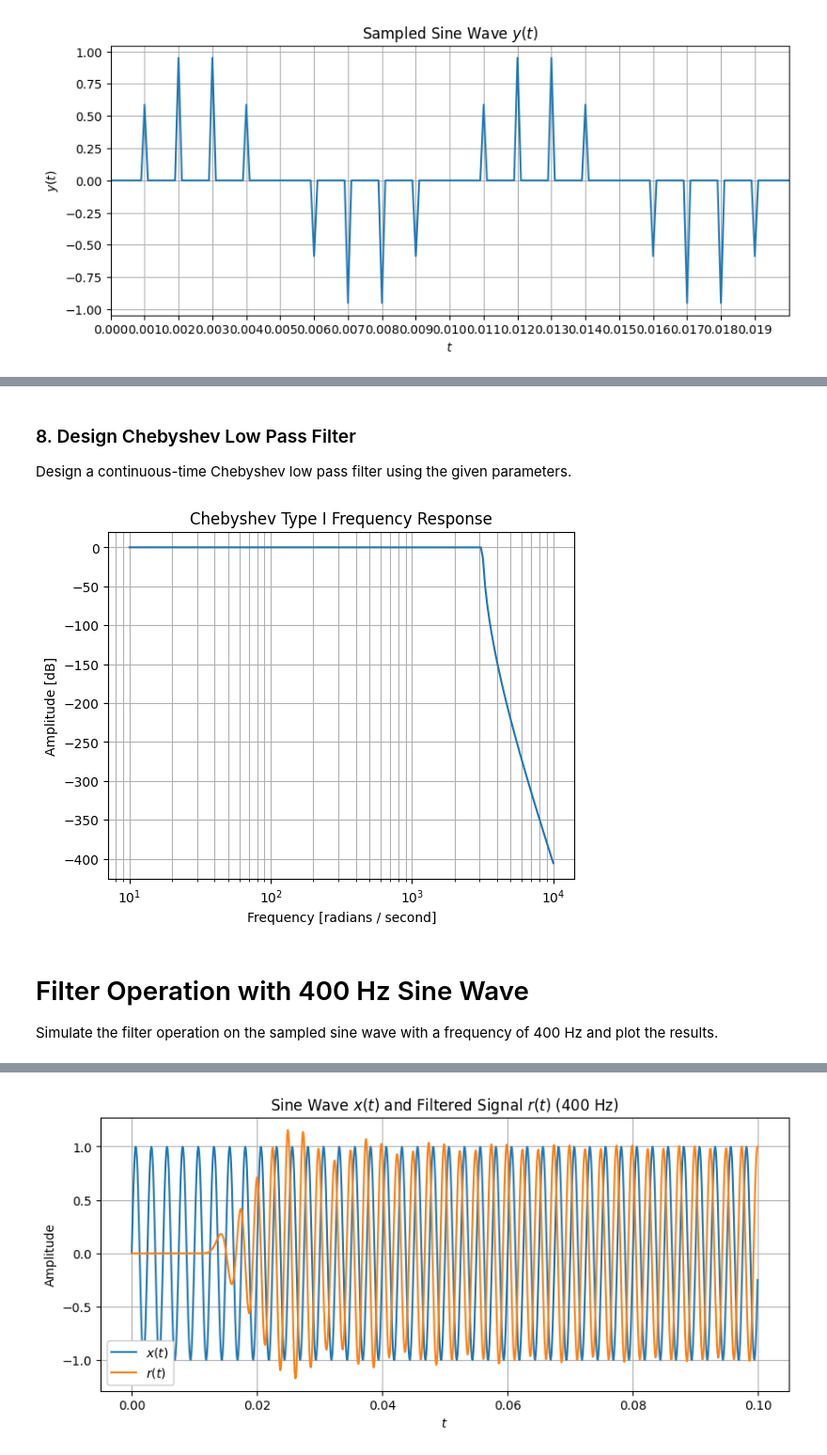
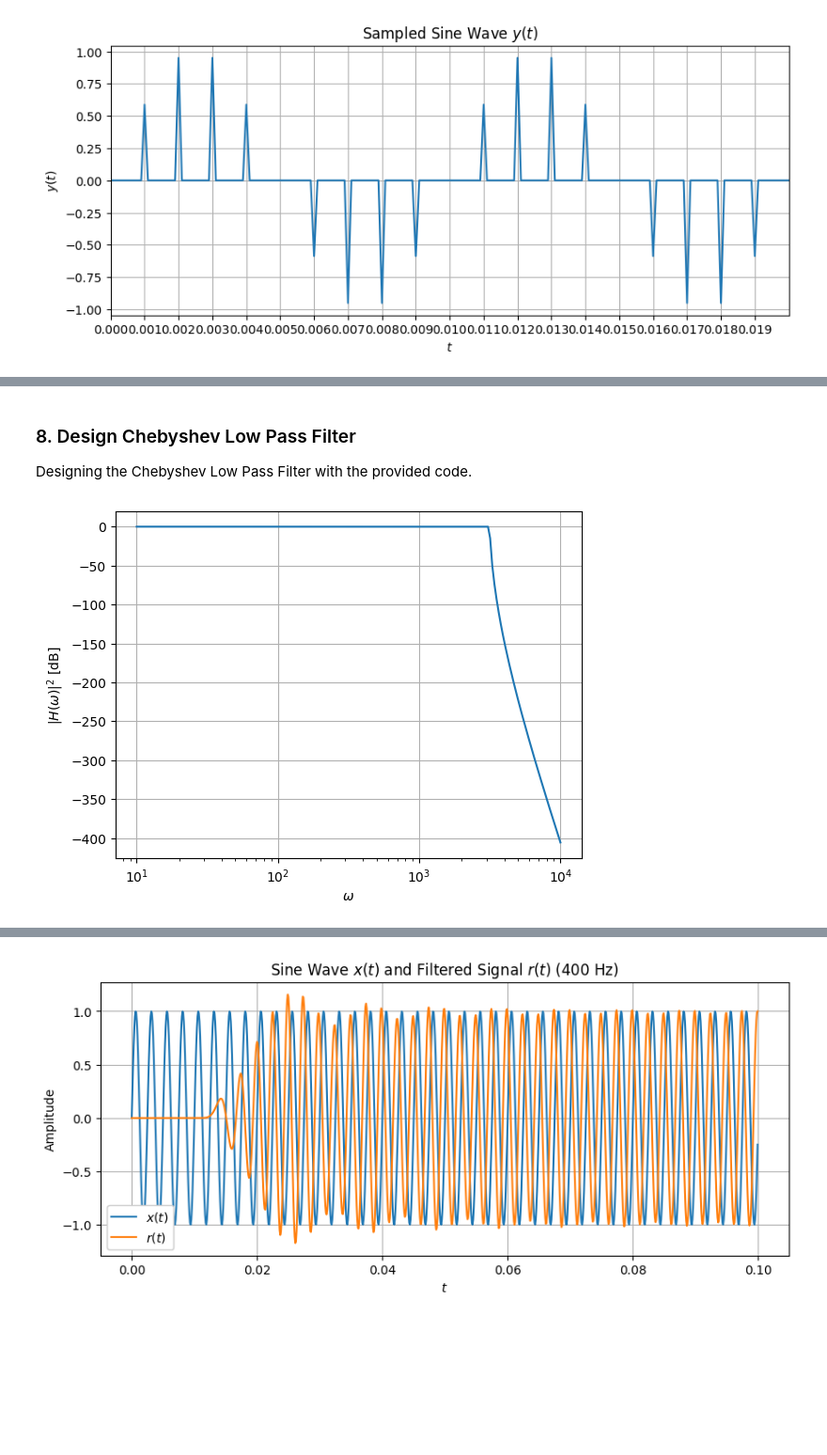
Before and after one commit to GrahamPellegrini/DSP-Labs, a Jupyter notebook: practical-1/cce3206-practical-1.ipynb, the cells around one changed output, grey strips where cells are left out. Shown at 94% size. Cells and saved outputs as stored; diff of their text form; code cells hidden in the pictures; blank space fills up the shorter version.

```diff
--- a/practical-1/cce3206-practical-1.ipynb
+++ b/practical-1/cce3206-practical-1.ipynb
@@ -437,42 +449,31 @@ Frequency: -900.00 Hz, Power: 2.368034
 Frequency: -100.00 Hz, Power: 4.000000
 # %% [markdown]
 ### 8. Design Chebyshev Low Pass Filter
-Design a continuous-time Chebyshev low pass filter using the given parameters.
+Designing the Chebyshev Low Pass Filter with the provided code.
 # %%
-#import the signal module from the scipy library
 from scipy import signal
-
-#Passband cut-off frequency
+# passband cut-off frequency
 wp = 2 * np.pi * 500
-
-#Stopband edge frequency
+# stopband edge frequency
 ws = 2 * np.pi * 550
-
-#Maximum loss in passband (dB)
+# maximum loss in passband (dB)
 rp = 0.1
-
-#Minimum attenuation in stopband (dB)
+# minimum attenuation in stopband (dB)
 rs = 80
-
-#Determine the order of the Chebyshev filter
-[n, wn]= signal.cheb1ord(wp, ws, rp, rs, analog=True)
-
-#Determine the transfer function
+# determine the order of the Chebyshev filter
+[n, wn] = signal.cheb1ord(
+wp, ws, rp, rs, analog=True
+)
+# determine the transfer function
 [b, a] = signal.cheby1(n, rp, wn, analog=True)
-
-#Determine the response of the filter
+# determine the response of the filter
 [w, h] = signal.freqs(b, a)
-
-#Plot the response
-plt.figure()
-plt.semilogx(w, 20 * np.log10(abs(h)))
-plt.title('Chebyshev Type I Frequency Response')
-plt.xlabel('Frequency [radians / second]')
-plt.ylabel('Amplitude [dB]')
-plt.grid(which='both', axis='both')
+# plot the response
+fig, ax = plt.subplots()
+ax.semilogx(w, 20 * np.log10(abs(h)))
+ax.set_xlabel('$\\omega$')
+ax.set_ylabel('$|H(\\omega)|^2$ [dB]')
+ax.grid(True)
 plt.show()
 # %% [output]
-[figure, old version]
+[figure, new version]
-# %% [markdown]
-# Filter Operation with 400 Hz Sine Wave
-Simulate the filter operation on the sampled sine wave with a frequency of 400 Hz and plot the results.
```
Also changed, not shown: parts of 18 cells of this notebook, 1 other file.
